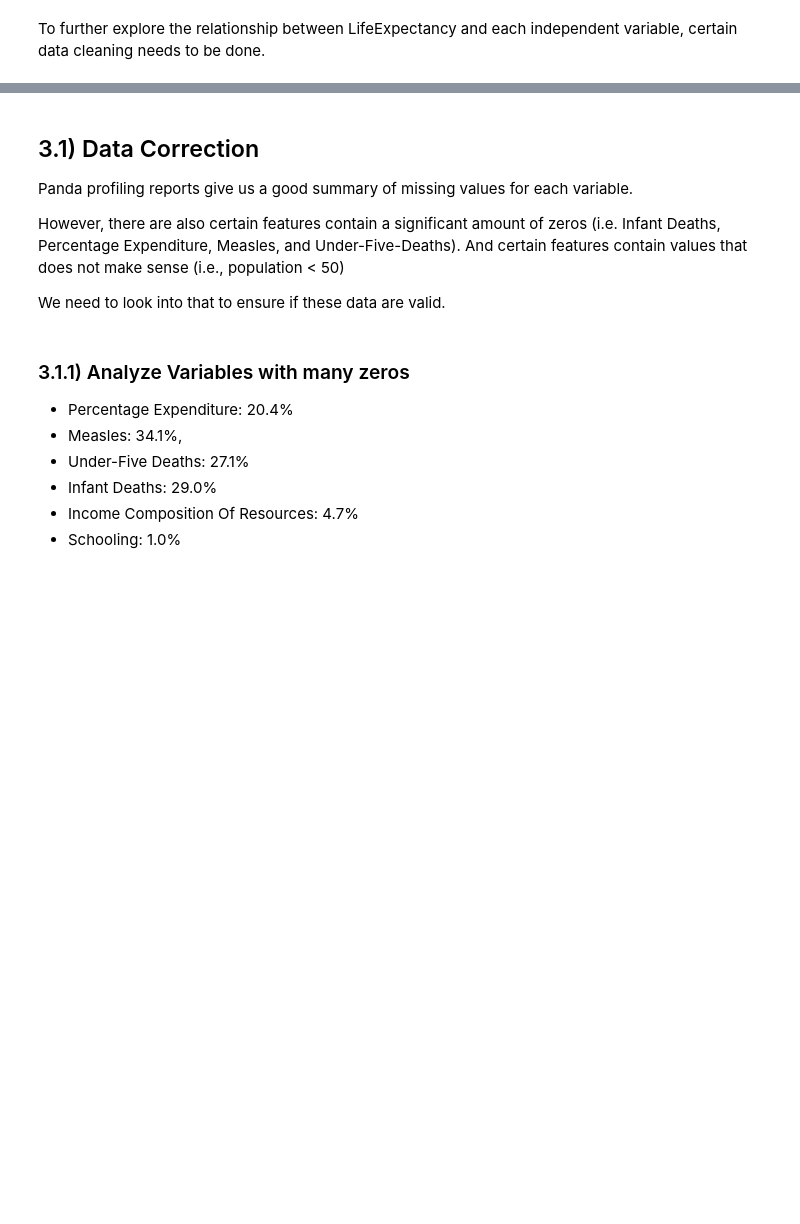
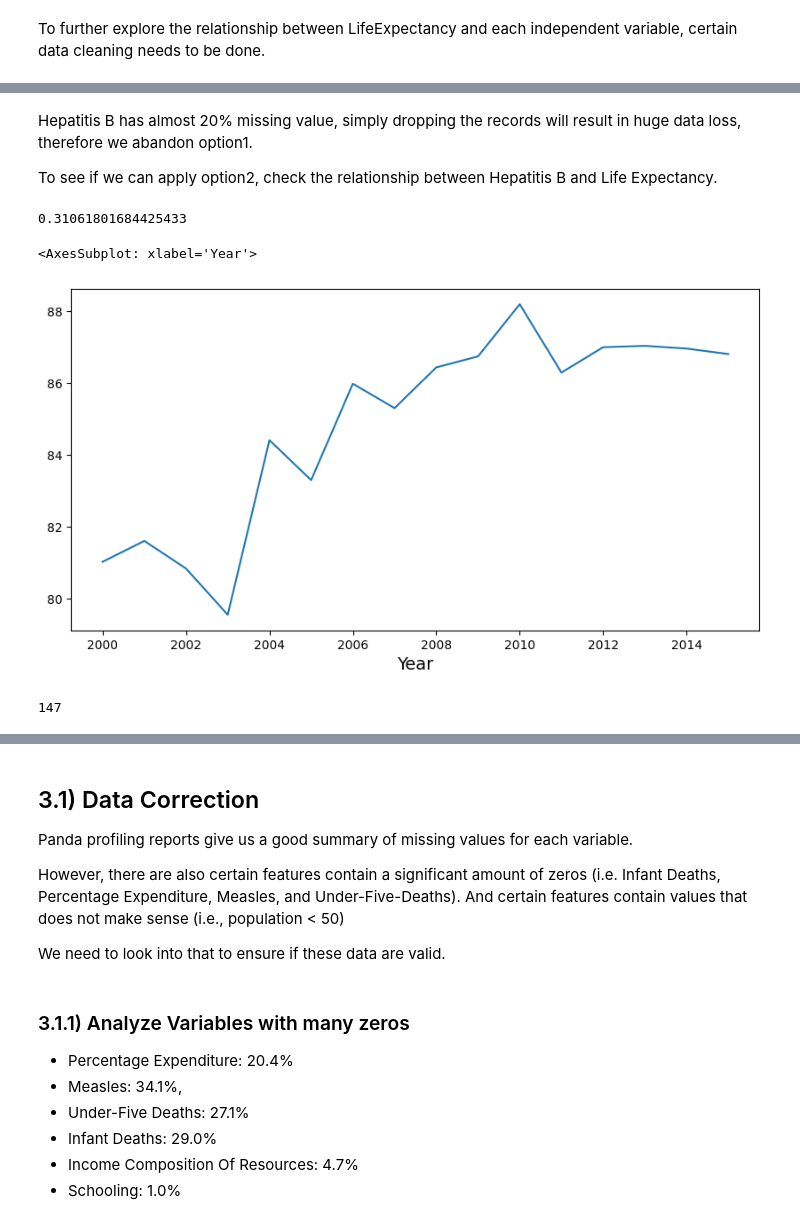
Before and after one commit to shanshanlao/life-expectancy-prediction, a Jupyter notebook: ml-projects/life-expectancy-prediction.ipynb, the cells around one changed output, grey strips where cells are left out. Saved outputs shown, nothing was run; the diff lists cells and outputs as text; code cells hidden in the pictures; blank space fills up the shorter version.

Commit message:
Updated graphs

```diff
--- a/ml-projects/life-expectancy-prediction.ipynb
+++ b/ml-projects/life-expectancy-prediction.ipynb
@@ -491,0 +629,18 @@ To further explore the relationship between LifeExpectancy and each independent
+# %% [markdown]
+Hepatitis B has almost 20% missing value, simply dropping the records will result in huge data loss, therefore we abandon option1.
+
+To see if we can apply option2, check the relationship between Hepatitis B and Life Expectancy.
+# %%
+corr_matrix['Life Expectancy']['Hepatitis B']
+# %% [output]
+0.31061801684425433
+# %%
+# Mean Hepatitis B Immunization Rate over Years
+le.groupby('Year')['Hepatitis B'].mean().plot()
+# %% [output]
+<AxesSubplot: xlabel='Year'>
+[figure, added]
+# %%
+le['Hepatitis B'][le['Year']==2003].isnull().count()
+# %% [output]
+147
```
Also changed, not shown: parts of 46 cells of this notebook, 1 other file.
